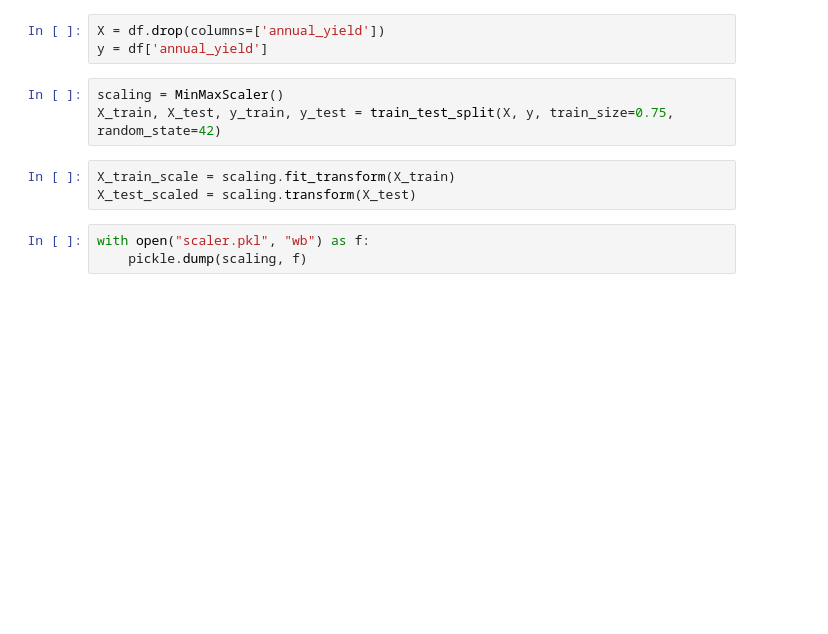
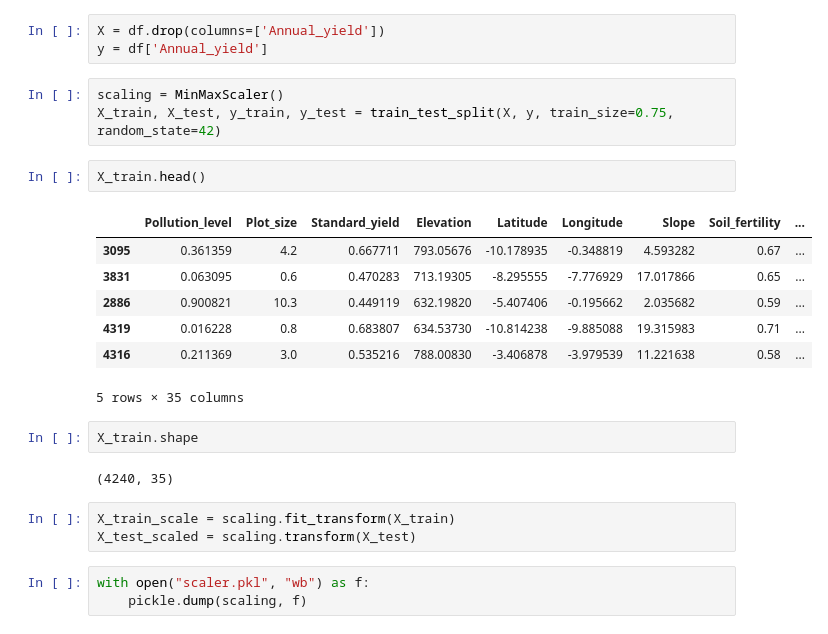
Before and after one commit to Tracylove122/Crop-predictions, a Jupyter notebook: App/Data_cleaning.ipynb, the cells around one changed output. Cells and saved outputs as stored; diff of their text form; blank space fills up the shorter version.

```diff
--- a/App/Data_cleaning.ipynb
+++ b/App/Data_cleaning.ipynb
@@ -367,11 +377,25 @@ df['annual_yield'].min(), df['annual_yield'].max()
 # %% [markdown]
 # Data Modeling using LinearRegression
 # %%
-X = df.drop(columns=['annual_yield'])
-y = df['annual_yield']
+X = df.drop(columns=['Annual_yield'])
+y = df['Annual_yield']
 # %%
 scaling = MinMaxScaler()
 X_train, X_test, y_train, y_test = train_test_split(X, y, train_size=0.75, random_state=42)
+# %%
+X_train.head()
+# %% [output]
+|  | Pollution_level | Plot_size | Standard_yield | Elevation | Latitude | Longitude | Slope | Soil_fertility | ... |
+| 3095 | 0.361359 | 4.2 | 0.667711 | 793.05676 | -10.178935 | -0.348819 | 4.593282 | 0.67 | ... |
+| 3831 | 0.063095 | 0.6 | 0.470283 | 713.19305 | -8.295555 | -7.776929 | 17.017866 | 0.65 | ... |
+| 2886 | 0.900821 | 10.3 | 0.449119 | 632.19820 | -5.407406 | -0.195662 | 2.035682 | 0.59 | ... |
+| 4319 | 0.016228 | 0.8 | 0.683807 | 634.53730 | -10.814238 | -9.885088 | 19.315983 | 0.71 | ... |
+| 4316 | 0.211369 | 3.0 | 0.535216 | 788.00830 | -3.406878 | -3.979539 | 11.221638 | 0.58 | ... |
+5 rows × 35 columns
+# %%
+X_train.shape
+# %% [output]
+(4240, 35)
 # %%
 X_train_scale = scaling.fit_transform(X_train)
 X_test_scaled = scaling.transform(X_test)
```
Also changed, not shown: parts of 25 cells of this notebook, 9 other files.
